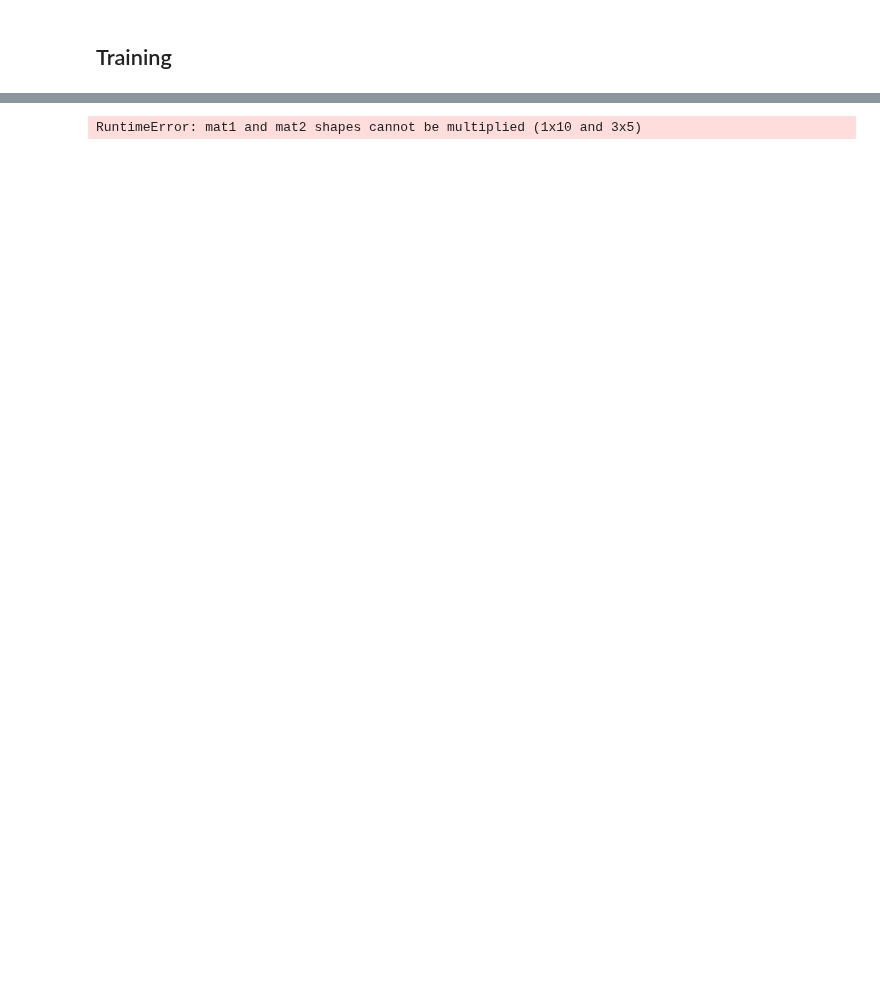
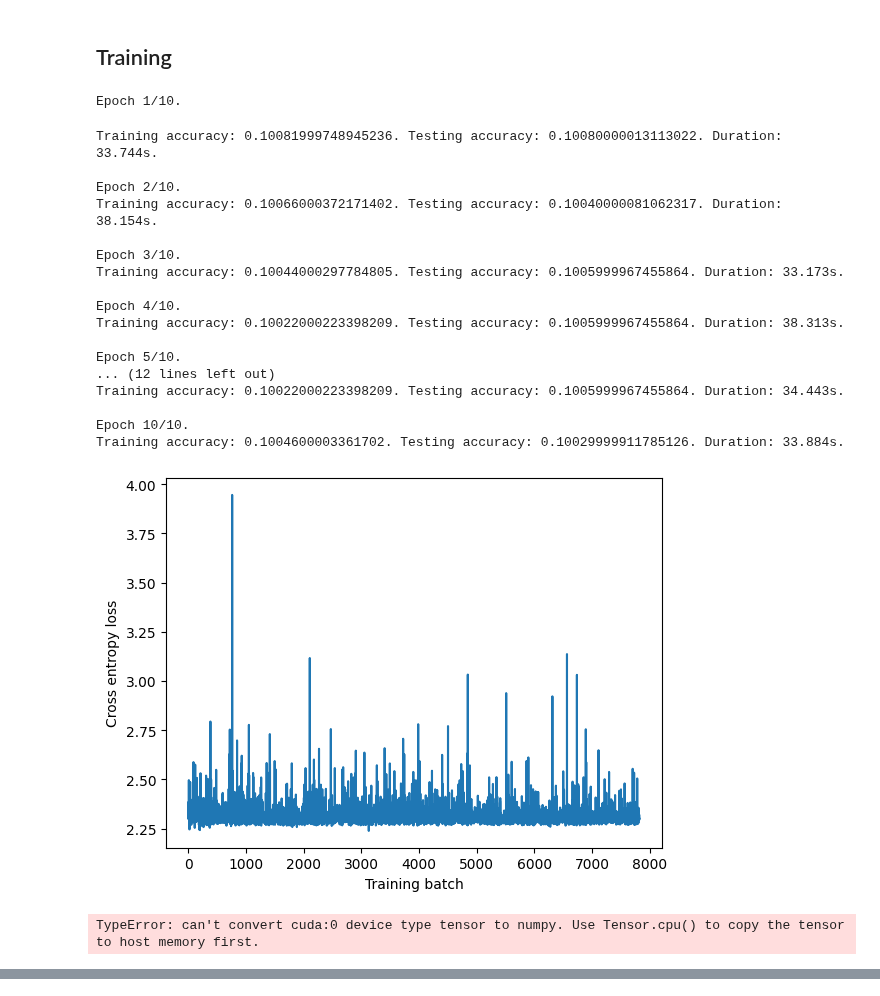
Before and after one commit to dibahk/CIFAR-10-Image-Classification, a Jupyter notebook: Coursework.ipynb, the cells around one changed output, grey strips where cells are left out. Drawn from its saved outputs; the diff is of its cells as text; code cells hidden in the pictures; blank space fills up the shorter version.

Commit message:
the model is working but not updating

```diff
--- a/Coursework.ipynb
+++ b/Coursework.ipynb
@@ -95,7 +93,7 @@ class FinalModel(nn.Module):
     # Creating Intermediate Blocks
     # the length of param indicates the number of intermediate blocks
     # each parameter is then inside the param for convolutional layers
-    def __init__(self, num_block, c, layers, in_channels, out_channels, kernels, paddings, strides):
+    def __init__(self, num_block, c, layers, in_channels, out_channels, kernels):
         super(FinalModel, self).__init__()
         blocks = nn.ModuleList([])
         for i in range(num_block):
@@ -127,8 +121,8 @@ layers = [[3, 2, 1, 1, 1], [2, 2], [1], [1, 1]]
 kernels = [[[6,5,3],[4,4],[3],[5],[7]],[[4,6],[3,5]],[[3]],[[3],[5]]]
 # paddings = [[[2,0,0],[0,0]],[[2,0],[1,0]],[['same']],[['same'],['same']]]
 # strides = [[[1,2,1],[2,1],[1],[1]], [[1,1],[1,1]], [[1]],[[1],[1]]]
-in_channels = [[[3,6,16],[3,16],[3],[3],[3]],[[32,64],[32,64]], [[128]],[[256],[512]]]
-out_channels = [[[6,16,32],[16,32],[32],[32],[32]],[[64,128],[64,128]],[[256]],[[512],[256]]]
+in_channels = [[[3,6,16],[3,16],[3],[3],[3]],[[32,64],[32,64]], [[128]],[[256],[256]]]
+out_channels = [[[6,16,32],[16,32],[32],[32],[32]],[[64,128],[64,128]],[[256]],[[512],[512]]]
 # %%
 # Applies Xavier initialization if the `torch.nn.Module` is `torch.nn.Linear` or `torch.nn.Conv2d`
 def init_weights(m):
@@ -136,7 +130,7 @@ def init_weights(m):
         torch.nn.init.xavier_uniform_(m.weight)
 
 # num_outputs = 10
-model = FinalModel(num_block=num_blocks, c = c, layers = layers, in_channels=in_channels, out_channels=out_channels, kernels= kernels, paddings = paddings, strides = strides).to(device)
+model = FinalModel(num_block=num_blocks, c = c, layers = layers, in_channels=in_channels, out_channels=out_channels, kernels= kernels).to(device)
 model.apply(init_weights) # Applies `init_weights` to every `torch.nn.Module` inside `model`
 # %% [output]
 FinalModel(
@@ -159,7 +153,7 @@ FinalModel(
 # %%
 loss = torch.nn.CrossEntropyLoss()
 # %%
-lr = 0.9
+lr = 0.001
 optimizer = torch.optim.Adam(model.parameters(), lr=lr)
 # %%
 def correct(logits, y):
@@ -208,32 +191,53 @@ for epoch in range(num_epochs):
     model.train() # This is necessary because batch normalization behaves differently between training and evaluation
 
     for X, y in train_iter:
         X, y = X.to(device), y.to(device) # Moves data to `device`
         logits = model(X) # Computes the logits for the batch of images `X`
         l = loss(logits, y) # Computes the loss given the `logits` and the class vector `y`
         optimizer.zero_grad() # Zeroes the gradients stored in the model parameters
         l.backward() # Computes the gradient of the loss `l` with respect to the model parameters
 
         optimizer.step() # Updates the model parameters based on the gradients stored inside them
 
         losses.append(float(l)) # Stores the loss for this batch
 
     with torch.no_grad(): # Computing performance metrics does not require gradients
         model.eval() # This is necessary because batch normalization behaves differently between training and evaluation
         train_accs.append(evaluate_metric(model, train_iter, correct))
         test_accs.append(evaluate_metric(model, test_iter, correct))
 
         end_time = time.perf_counter()
 
         print(f'Training accuracy: {train_accs[-1]}. Testing accuracy: {test_accs[-1]}. Duration: {end_time - start_time:.3f}s.') # Computes and displays training/testing dataset accuracy.
 
 plt.plot(losses) # Plots the loss for each training batch
 plt.xlabel('Training batch')
 plt.ylabel('Cross entropy loss')
 plt.show()
 
-plt.plot(train_accs, label='Training accuracy')
-plt.plot(test_accs, label='Testing accuracy')
+plt.plot(list(map(lambda x: x.cpu(),train_accs)), label='Training accuracy')
+plt.plot(list(map(lambda x: x.cpu(),test_accs)), label='Testing accuracy')
 plt.legend(loc='best')
 plt.xlabel('Epoch')
 plt.show()
+# %% [output]
+Epoch 1/10.
+Training accuracy: 0.10081999748945236. Testing accuracy: 0.10080000013113022. Duration: 33.744s.
+
+Epoch 2/10.
+Training accuracy: 0.10066000372171402. Testing accuracy: 0.10040000081062317. Duration: 38.154s.
+
+Epoch 3/10.
+Training accuracy: 0.10044000297784805. Testing accuracy: 0.1005999967455864. Duration: 33.173s.
+
+Epoch 4/10.
+Training accuracy: 0.10022000223398209. Testing accuracy: 0.1005999967455864. Duration: 38.313s.
+
+Epoch 5/10.
+... (12 lines left out)
+Training accuracy: 0.10022000223398209. Testing accuracy: 0.1005999967455864. Duration: 34.443s.
+
+Epoch 10/10.
+Training accuracy: 0.1004600003361702. Testing accuracy: 0.10029999911785126. Duration: 33.884s.
+[figure, added]
+TypeError: can't convert cuda:0 device type tensor to numpy. Use Tensor.cpu() to copy the tensor to host memory first.
@@ -251,4 +244,0 @@ model(X)
-# %%
-model(n)
-# %% [output]
-RuntimeError: mat1 and mat2 shapes cannot be multiplied (1x10 and 3x5)
```
Also changed, not shown: parts of 16 cells of this notebook.
